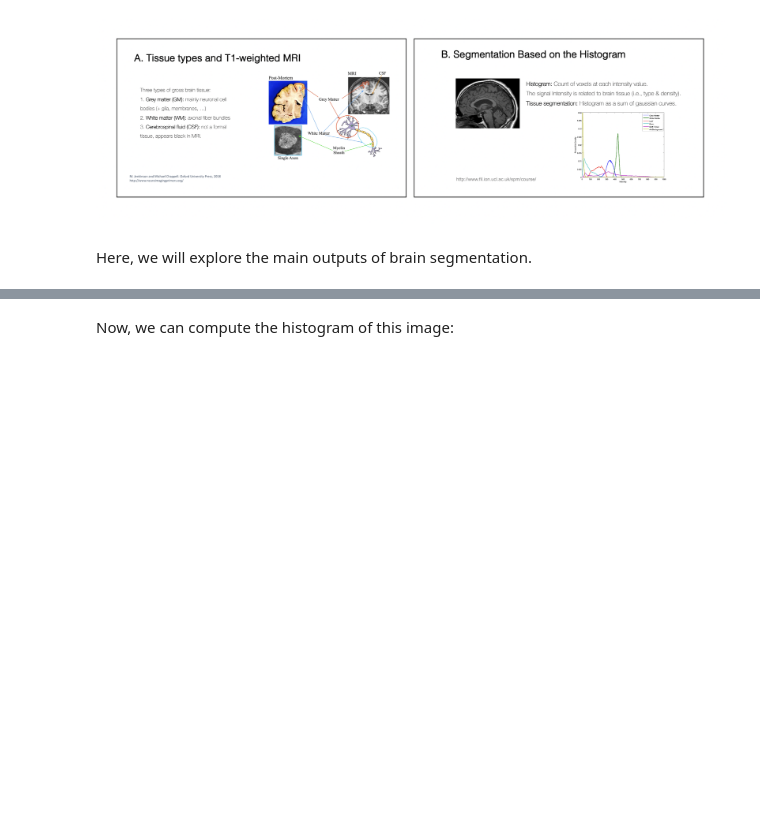
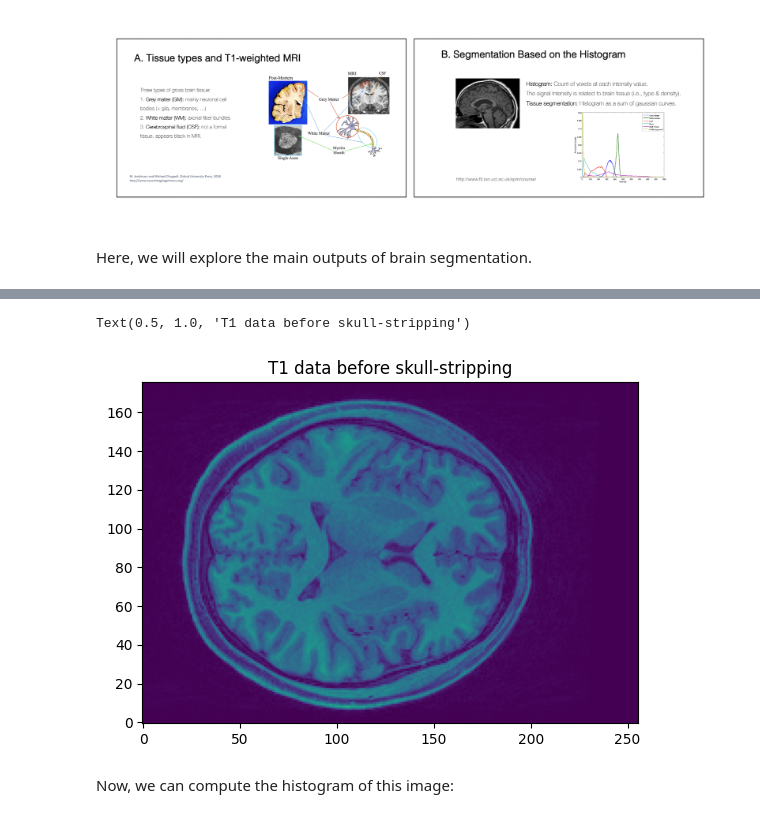
Before and after one commit to AimbotParce/Medical-Imaging, a Jupyter notebook: Lab 2/lab_2.ipynb, the cells around one changed output, grey strips where cells are left out. Cells and saved outputs as stored; diff of their text form; code cells hidden in the pictures; blank space fills up the shorter version.

```diff
--- a/Lab 2/lab_2.ipynb
+++ b/Lab 2/lab_2.ipynb
@@ -193,11 +216,14 @@ ModuleNotFoundError: No module named 'seaborn'
 # %%
 # use imshow to plot the figures
 # Plot first figure
-T1_img = "example_T1w.nii.gz"
+T1_img = "data/example_T1w.nii.gz"
 T1_img = nib.load(T1_img)
 T1_data = T1_img.get_fdata()
 plt.imshow(T1_data[:, :, 160], vmax=500, origin="lower")
 plt.title("T1 data before skull-stripping")
+# %% [output]
+Text(0.5, 1.0, 'T1 data before skull-stripping')
+[figure, added]
 # %% [markdown]
 Now, we can compute the histogram of this image:
 # %%
```
Also changed, not shown: parts of 7 cells of this notebook.
